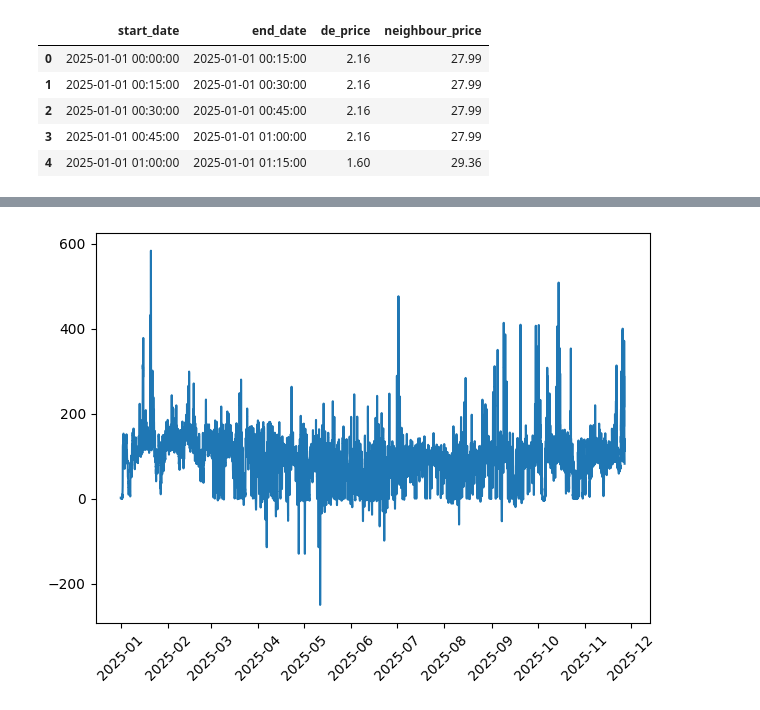
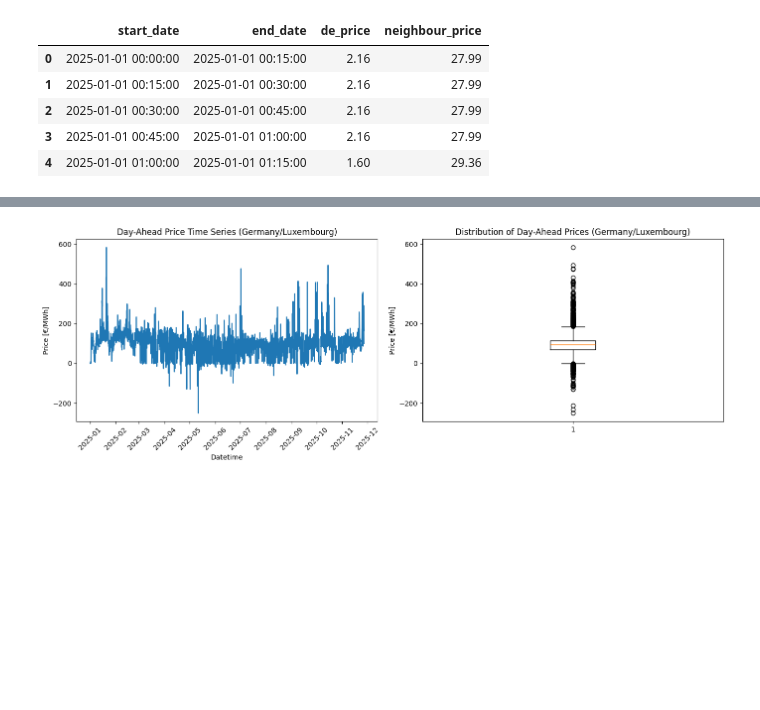
Before and after one commit to NeilSinclair/electricy-model, a Jupyter notebook: data-analysis.ipynb, the cells around one changed output, grey strips where cells are left out. Cells and saved outputs as stored; diff of their text form; code cells hidden in the pictures; blank space fills up the shorter version.

```diff
--- a/data-analysis.ipynb
+++ b/data-analysis.ipynb
@@ -4,7 +4,7 @@ from datetime import datetime as dt
 import matplotlib.pyplot as plt
 import holidays
 # %%
-data = pd.read_excel("/Users/neil.sinclair@diconium.com/Projects/electricy-model/data/energy_profile.xlsx", header=2)
+data = pd.read_excel("data/energy_profile.xlsx", header=2)
 data.drop(columns=["Unnamed: 0"], inplace=True)
 
 months = ["January", "February", "March", "April", "May", "June", "July", "August", "September", "October", "November", "December"]
@@ -124,7 +119,7 @@ day_ahead.head()
 | 3 | 2025-01-01 00:45:00 | 2025-01-01 01:00:00 | 2.16 | 27.99 |
 | 4 | 2025-01-01 01:00:00 | 2025-01-01 01:15:00 | 1.60 | 29.36 |
 # %%
-df_combined = df.merge(
+df_combined = df_hourly.merge(
     day_ahead[["start_date", "de_price", "neighbour_price"]],
     left_on="datetime",
     right_on="start_date",
@@ -142,6 +137,19 @@ df_combined.head()
 # %%
-plt.plot(df_combined["datetime"], df_combined["de_price"])
-plt.xticks(rotation=45)
+fig, axes = plt.subplots(1, 2, figsize=(14, 5))
+
+# Time series plot
+axes[0].plot(df_combined["datetime"], df_combined["de_price"])
+axes[0].set_title("Day-Ahead Price Time Series (Germany/Luxembourg)")
+axes[0].set_xlabel("Datetime")
+axes[0].set_ylabel("Price [€/MWh]")
+for tl in axes[0].get_xticklabels():
+  tl.set_rotation(45)
+
+# Boxplot
+axes[1].boxplot(df_combined["de_price"].dropna())
+axes[1].set_title("Distribution of Day-Ahead Prices (Germany/Luxembourg)")
+axes[1].set_ylabel("Price [€/MWh]")
+
 plt.tight_layout()
 # %% [output]
-[figure, old version]
+[figure, new version]
```
Also changed, not shown: parts of 15 cells of this notebook.
